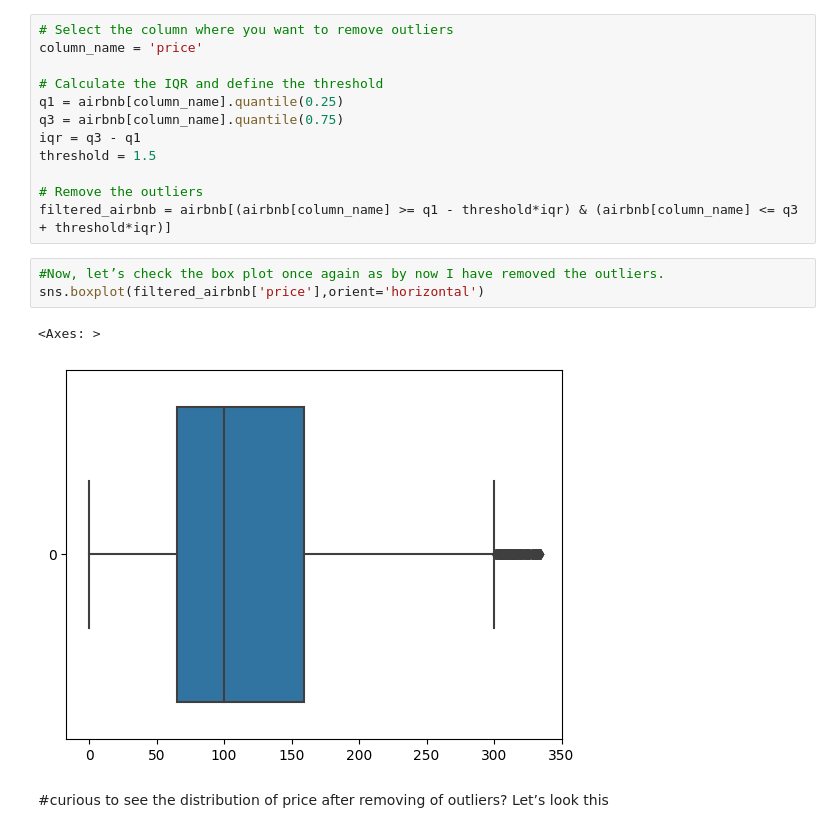
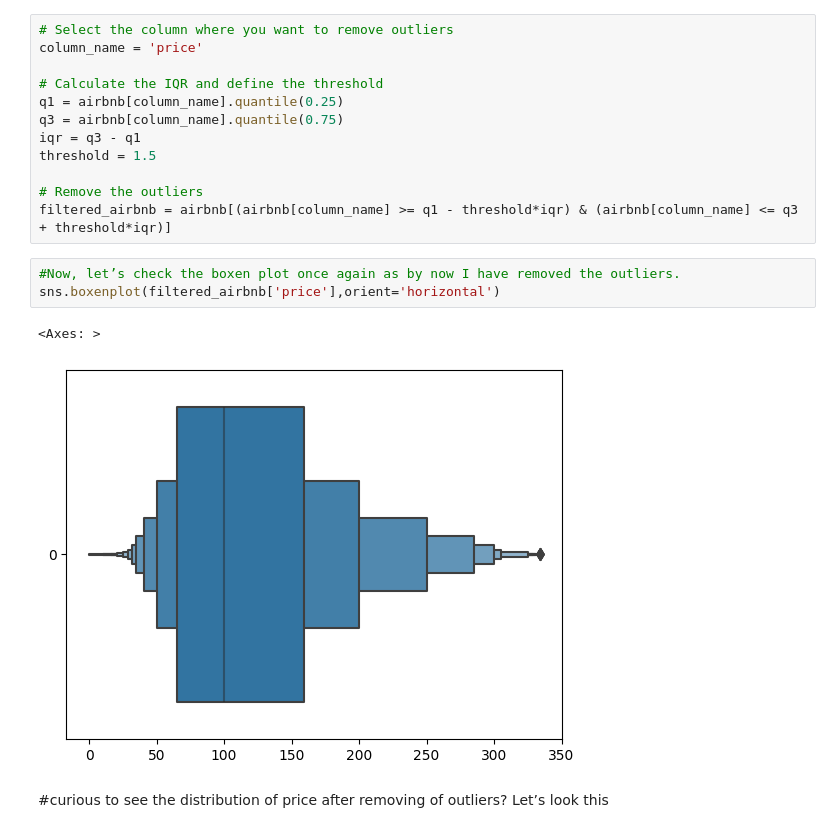
Before and after one commit to Sharik2610/Air-Bnb-Booking-Analysis---EDA, a Jupyter notebook: EDA_ON_AIRBNB_by_sharik.ipynb, the cells around one changed output. Drawn from its saved outputs; the diff is of its cells as text.

```diff
--- a/EDA_ON_AIRBNB_by_sharik.ipynb
+++ b/EDA_ON_AIRBNB_by_sharik.ipynb
@@ -305,11 +307,11 @@ threshold = 1.5
 # Remove the outliers
 filtered_airbnb = airbnb[(airbnb[column_name] >= q1 - threshold*iqr) & (airbnb[column_name] <= q3 + threshold*iqr)]
 # %%
-#Now, let’s check the box plot once again as by now I have removed the outliers.
-sns.boxplot(filtered_airbnb['price'],orient='horizontal')
+#Now, let’s check the boxen plot once again as by now I have removed the outliers.
+sns.boxenplot(filtered_airbnb['price'],orient='horizontal')
 # %% [output]
 <Axes: >
-[figure, old version]
+[figure, new version]
 # %% [markdown]
 #curious to see the distribution of price after removing of outliers? Let’s look this
 # %%
```
Also changed, not shown: parts of 26 cells of this notebook.
